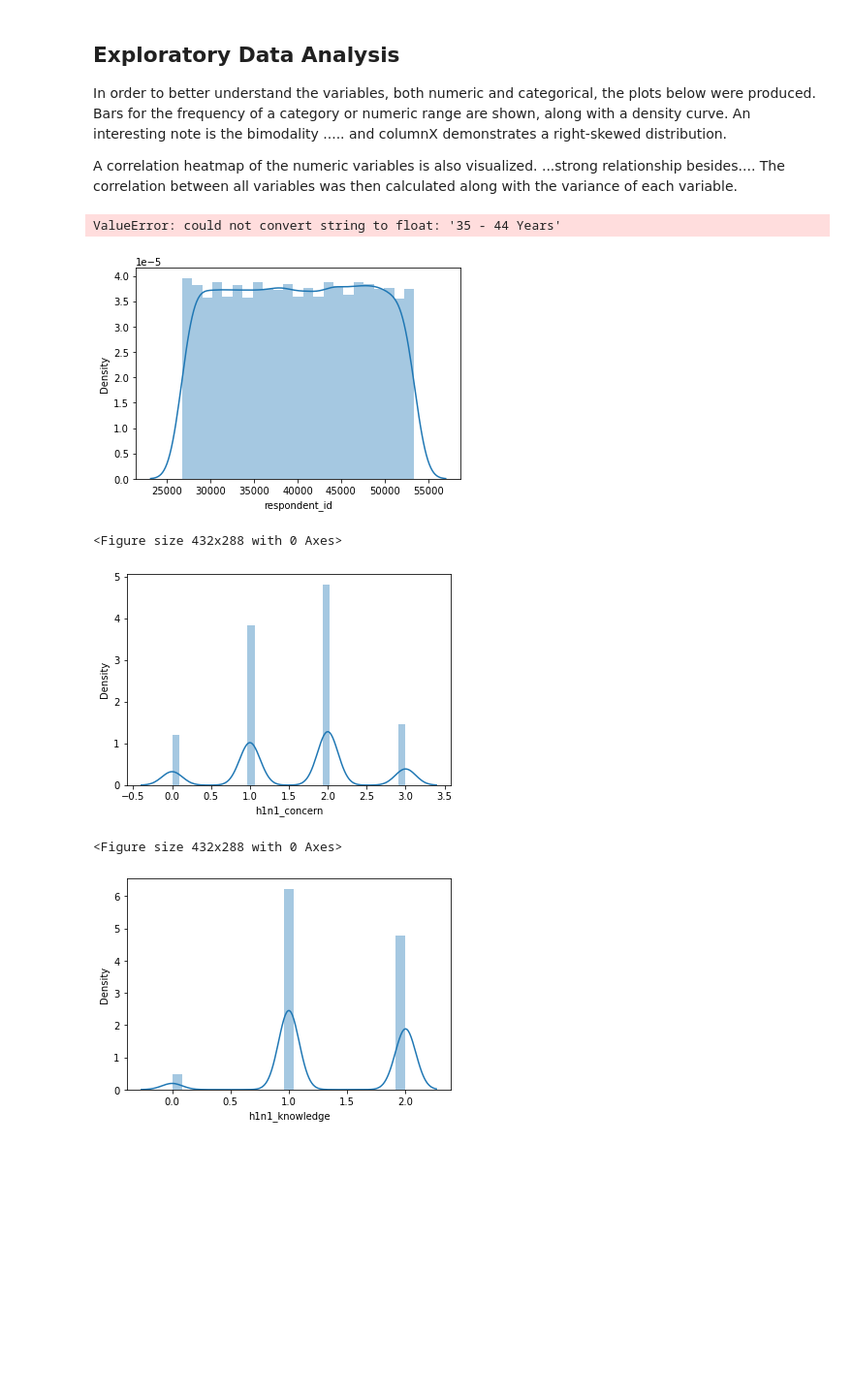
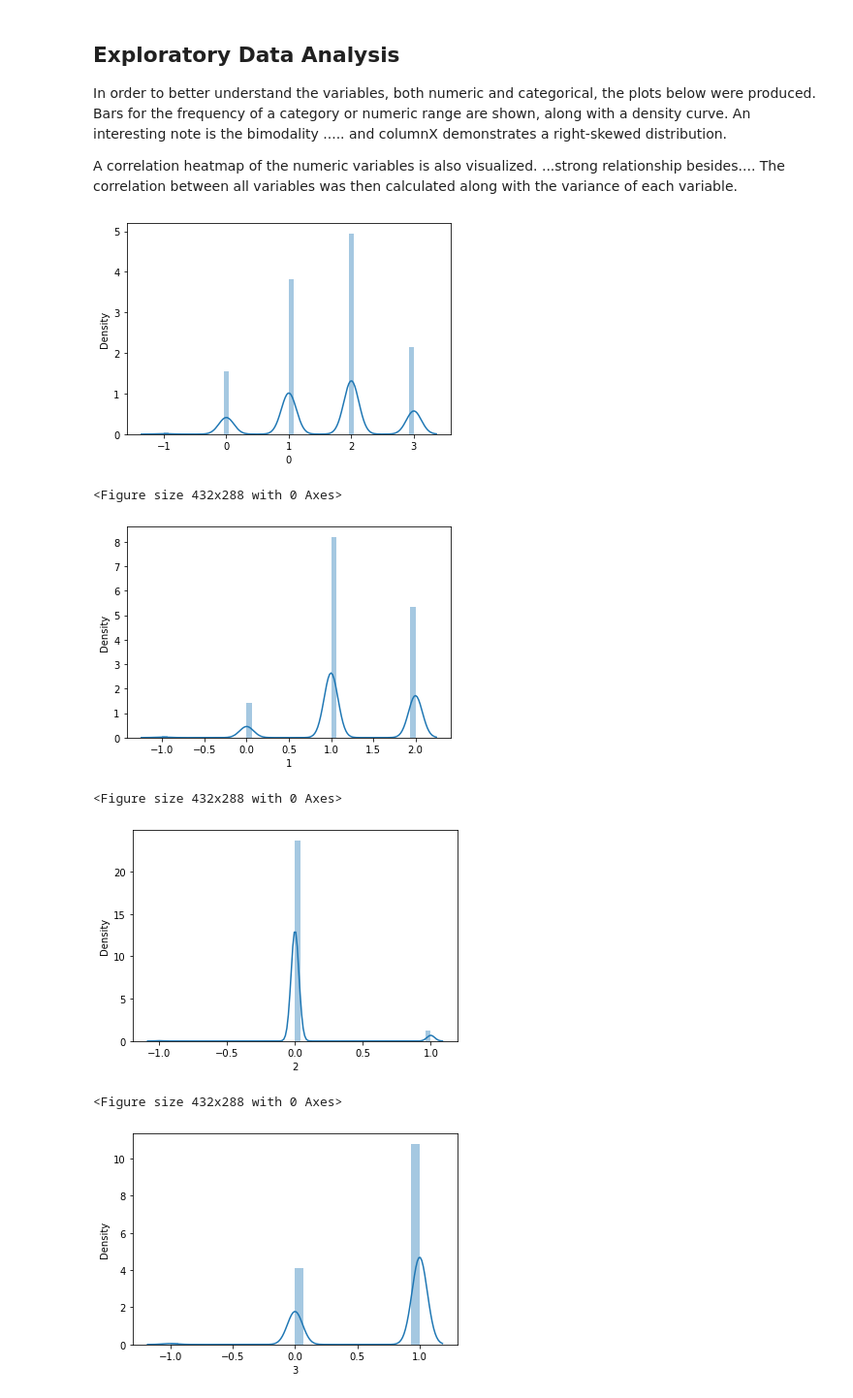
Before and after one commit to omariusthefirst/ADS_599_Final, a Jupyter notebook: Code_Library_Folder/Vaccine_Uptake_Data_Exploration.ipynb, the cells around one changed output. Shown at 97% size. Drawn from its saved outputs; the diff is of its cells as text; code cells hidden in the pictures; blank space fills up the shorter version.

Commit message:
data exploration almost done

```diff
--- a/Code_Library_Folder/Vaccine_Uptake_Data_Exploration.ipynb
+++ b/Code_Library_Folder/Vaccine_Uptake_Data_Exploration.ipynb
@@ -235,0 +232,37 @@ NameError: name 'IterativeImputer' is not defined
+# %%
+handling_nulls = "iterative" # options "averages" "iterative" "dropall" "noresponse"
+if handling_nulls == "iterative":
+    #Need to add back the NaN for the imputations.
+    df_train.replace(-1, np.nan) #np.nan or pd.NA ? they behave differently
+    df_train.replace("no_response", np.nan) #np.nan or pd.NA ? they behave differently
+
+    # SMOTE Sampling
+    imp = IterativeImputer(max_iter=10, random_state=0)
+    imp.fit(df_train)
+    df_train = pd.DataFrame(data=imp.transform(df_train))
+    df_train.columns = df_train.columns
+    df_train
+elif handling_nulls == "averages":
+    df_train = df_train
+    #Need to add back the NaN for the imputations.
+    df_train.replace(-1, np.nan) #np.nan or pd.NA ? they behave differently
+    df_train.replace("no_response", np.nan) #np.nan or pd.NA ? they behave differently
+
+    # Technically we shouldn't use mean when there is a skew, i.e. with salaries
+    df_train.fillna(df_train.mean())
+    # TODO We use median or mode if the column data is skewed
+    #newdf_train.fillna(df_train.median())
+    #newdf_train.fillna(df_train.mode())
+elif handling_nulls == "dropall":
+    #Need to add back the NaN for the imputations.
+    df_train.replace(-1, np.nan) #np.nan or pd.NA ? they behave differently
+    df_train.replace("no_response", np.nan) #np.nan or pd.NA ? they behave differently
+    # See how it is if we drop the NaNs
+    df_train = df_train.dropna(inplace=False) #This should be replace with imputation.
+else: #elif handling_nulls == "noresponse":
+    p("If we are here we keep the NaN replacements done in the previous step.")
+    #This would replace all NaNs with the same value. We don't this.
+    #df.fillna("no_response")
+
+# p("There should be no nulls now: ")
+# p(df_train.isnull().sum())
@@ -242,15 +285,16 @@ A correlation heatmap of the numeric variables is also visualized.  ...strong re
 # %%
 
 # create distplots
-for column in clean_df.columns:
+for column in df_train.columns:
     plt.figure()
-    sns.distplot(clean_df[column])
+    sns.distplot(df_train[column])
     plt.figure()
 # %% [output]
+[figure, new version]
-ValueError: could not convert string to float: '35 - 44 Years'
+<Figure size 432x288 with 0 Axes>
-[figure, old version]
+[figure, new version]
 <Figure size 432x288 with 0 Axes>
-[figure, old version]
+[figure, new version]
 <Figure size 432x288 with 0 Axes>
-[figure, old version]
+[figure, new version]
 <Figure size 432x288 with 0 Axes>
```
Also changed, not shown: parts of 12 cells of this notebook.
